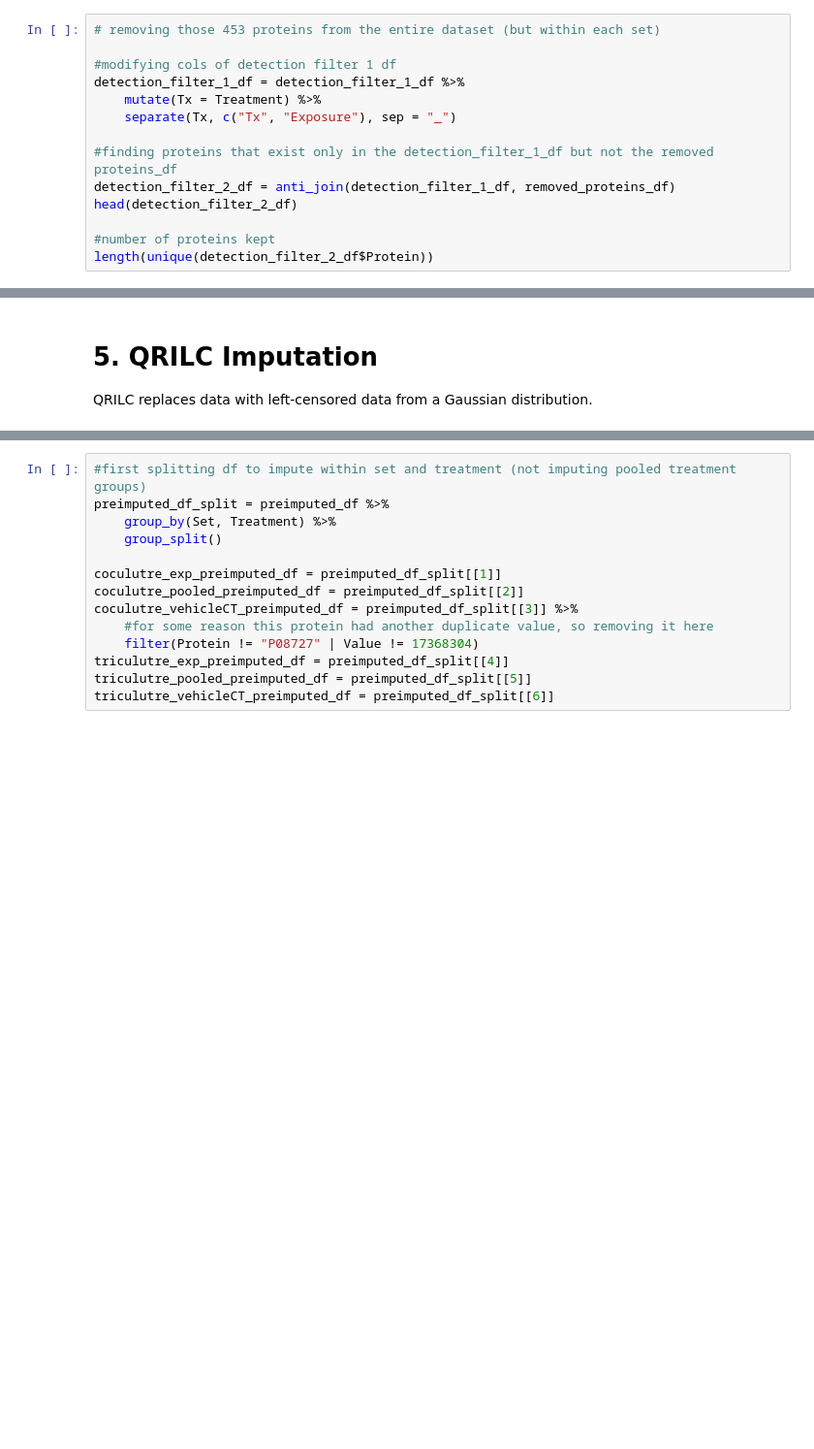
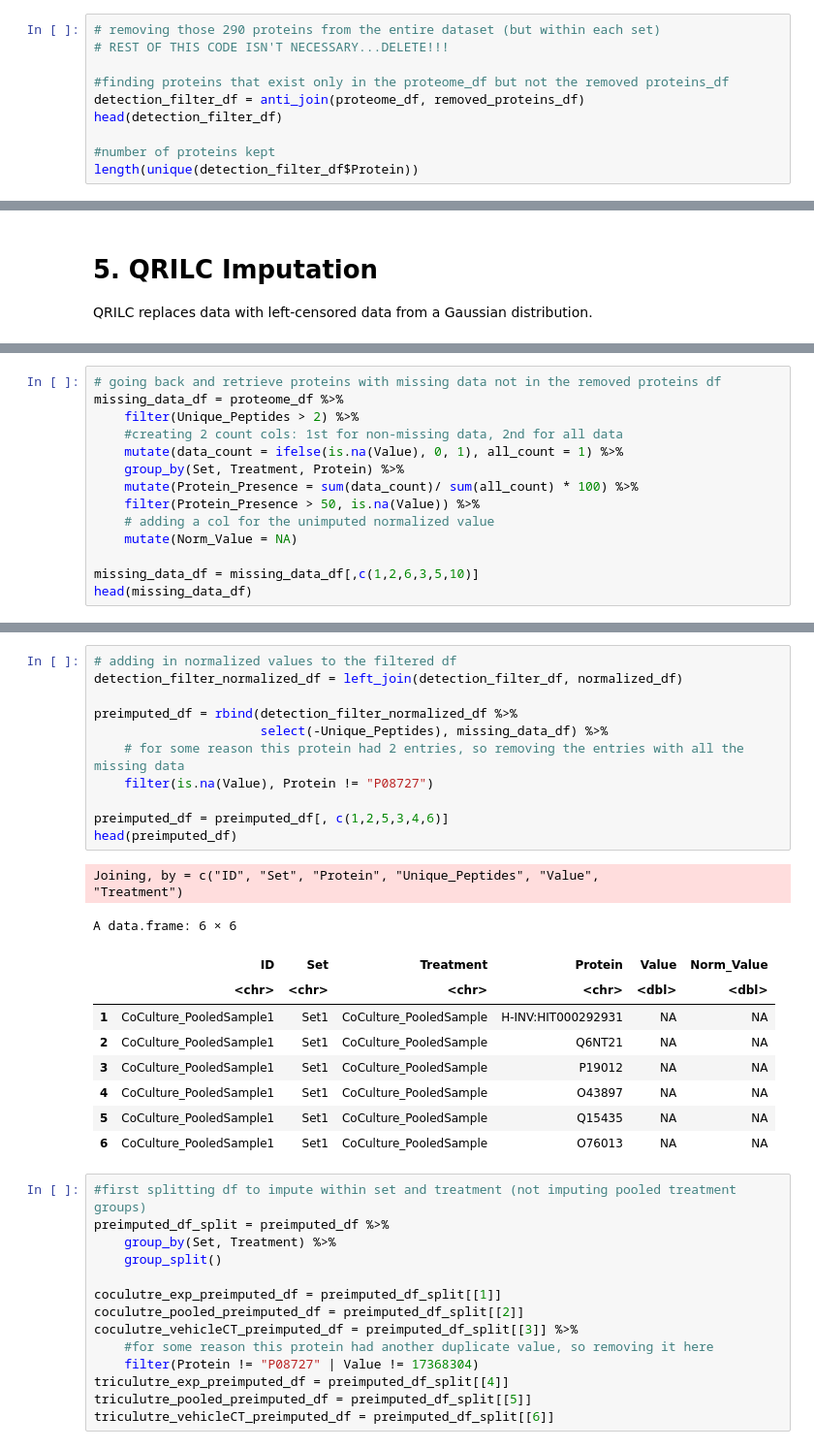
Before and after one commit to alexispayton/Wildfires-and-Extracellular-Vesicles-EVs-Woodsmoke-Alters-EV-Proteomic-Signatures-involved-in-Ext, a Jupyter notebook: 3. Proteomics Data Processing/Data Processing.ipynb, the cells around one changed output, grey strips where cells are left out. Shown: that part at 97% size. Drawn from its saved outputs; the diff is of its cells as text; blank space fills up the shorter version.

```diff
--- a/3. Proteomics Data Processing/Data Processing.ipynb
+++ b/3. Proteomics Data Processing/Data Processing.ipynb
@@ -216,15 +202,11 @@ A grouped_df: 6 × 4
 # %%
-# removing those 453 proteins from the entire dataset (but within each set)
+# removing those 290 proteins from the entire dataset (but within each set)
+# REST OF THIS CODE ISN'T NECESSARY...DELETE!!!
 
-#modifying cols of detection filter 1 df
-detection_filter_1_df = detection_filter_1_df %>%
-    mutate(Tx = Treatment) %>%
-    separate(Tx, c("Tx", "Exposure"), sep = "_")
-
-#finding proteins that exist only in the detection_filter_1_df but not the removed proteins_df
-detection_filter_2_df = anti_join(detection_filter_1_df, removed_proteins_df)
-head(detection_filter_2_df)
+#finding proteins that exist only in the proteome_df but not the removed proteins_df
+detection_filter_df = anti_join(proteome_df, removed_proteins_df)
+head(detection_filter_df)
 
 #number of proteins kept
-length(unique(detection_filter_2_df$Protein))
+length(unique(detection_filter_df$Protein))
 # %% [output]
@@ -275,0 +228,14 @@ A data.frame: 6 × 6
+# %%
+# going back and retrieve proteins with missing data not in the removed proteins df
+missing_data_df = proteome_df %>%
+    filter(Unique_Peptides > 2) %>%
+    #creating 2 count cols: 1st for non-missing data, 2nd for all data
+    mutate(data_count = ifelse(is.na(Value), 0, 1), all_count = 1) %>%
+    group_by(Set, Treatment, Protein) %>%
+    mutate(Protein_Presence = sum(data_count)/ sum(all_count) * 100) %>%
+    filter(Protein_Presence > 50, is.na(Value)) %>%
+    # adding a col for the unimputed normalized value
+    mutate(Norm_Value = NA)
+
+missing_data_df = missing_data_df[,c(1,2,6,3,5,10)]
+head(missing_data_df)
@@ -276,3 +252,26 @@ A data.frame: 6 × 6
+# %%
+# adding in normalized values to the filtered df
+detection_filter_normalized_df = left_join(detection_filter_df, normalized_df)
+
+preimputed_df = rbind(detection_filter_normalized_df %>%
+                      select(-Unique_Peptides), missing_data_df) %>%
+    # for some reason this protein had 2 entries, so removing the entries with all the missing data
+    filter(is.na(Value), Protein != "P08727")
+
+preimputed_df = preimputed_df[, c(1,2,5,3,4,6)]
+head(preimputed_df)
+# %% [output]
+Joining, by = c("ID", "Set", "Protein", "Unique_Peptides", "Value",
+"Treatment")
+A data.frame: 6 × 6
+|  | ID | Set | Treatment | Protein | Value | Norm_Value |
+|  | <chr> | <chr> | <chr> | <chr> | <dbl> | <dbl> |
+| 1 | CoCulture_PooledSample1 | Set1 | CoCulture_PooledSample | H-INV:HIT000292931 | NA | NA |
+| 2 | CoCulture_PooledSample1 | Set1 | CoCulture_PooledSample | Q6NT21 | NA | NA |
+| 3 | CoCulture_PooledSample1 | Set1 | CoCulture_PooledSample | P19012 | NA | NA |
+| 4 | CoCulture_PooledSample1 | Set1 | CoCulture_PooledSample | O43897 | NA | NA |
+| 5 | CoCulture_PooledSample1 | Set1 | CoCulture_PooledSample | Q15435 | NA | NA |
+| 6 | CoCulture_PooledSample1 | Set1 | CoCulture_PooledSample | O76013 | NA | NA |
 # %%
 #first splitting df to impute within set and treatment (not imputing pooled treatment groups)
 preimputed_df_split = preimputed_df %>%
```
Also changed, not shown: parts of 13 cells of this notebook.
